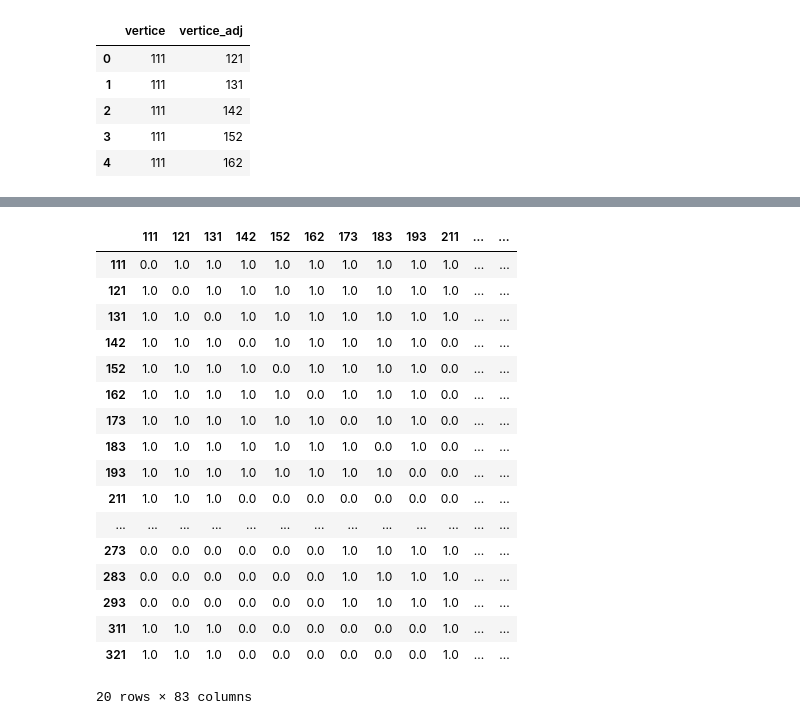
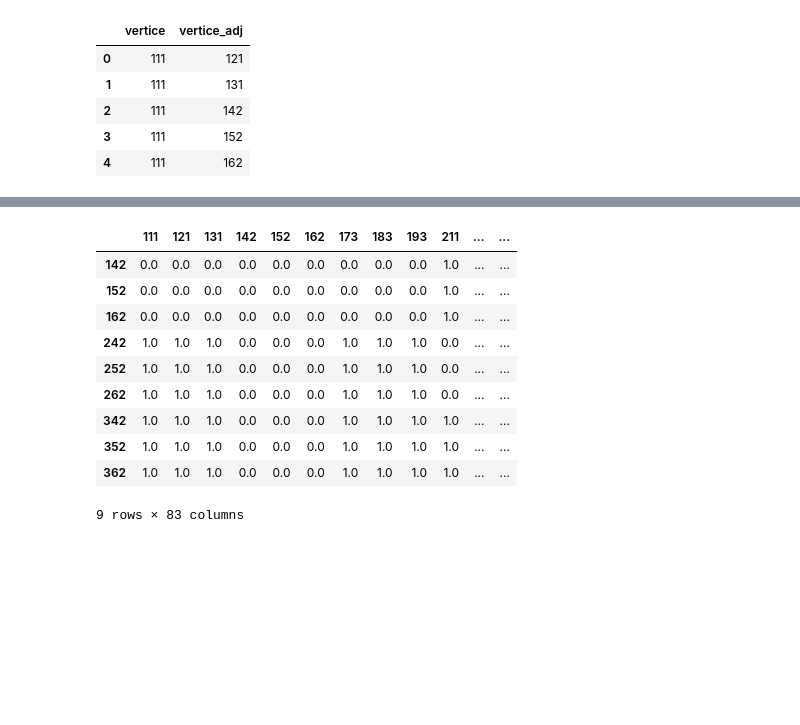
Before and after one commit to CarlosAraujo7/Sudoku-with-Machine-Learning, a Jupyter notebook: base.ipynb, the cells around one changed output, grey strips where cells are left out. Saved outputs shown, nothing was run; the diff lists cells and outputs as text; code cells hidden in the pictures; blank space fills up the shorter version.

```diff
--- a/base.ipynb
+++ b/base.ipynb
@@ -255,28 +337,19 @@ Length: 83, dtype: int64
 # %%
-X = df_matriz[['cor']].values
-
 kmeans = KMeans(n_clusters=9, init='k-means++', random_state=0).fit(df_matriz.values)
 
-# Adicione os rótulos de cluster ao DataFrame
-df_matriz['cluster'] = kmeans.labels_
+# Adicionando o resultado o kmeans
+df_matriz['kmeans'] = kmeans.labels_
-# %%
-df_matriz.head(20)
-# %% [output]
-|  | 111 | 121 | 131 | 142 | 152 | 162 | 173 | 183 | 193 | 211 | ... | ... |
-| 111 | 0.0 | 1.0 | 1.0 | 1.0 | 1.0 | 1.0 | 1.0 | 1.0 | 1.0 | 1.0 | ... | ... |
-| 121 | 1.0 | 0.0 | 1.0 | 1.0 | 1.0 | 1.0 | 1.0 | 1.0 | 1.0 | 1.0 | ... | ... |
-| 131 | 1.0 | 1.0 | 0.0 | 1.0 | 1.0 | 1.0 | 1.0 | 1.0 | 1.0 | 1.0 | ... | ... |
-| 142 | 1.0 | 1.0 | 1.0 | 0.0 | 1.0 | 1.0 | 1.0 | 1.0 | 1.0 | 0.0 | ... | ... |
-| 152 | 1.0 | 1.0 | 1.0 | 1.0 | 0.0 | 1.0 | 1.0 | 1.0 | 1.0 | 0.0 | ... | ... |
-| 162 | 1.0 | 1.0 | 1.0 | 1.0 | 1.0 | 0.0 | 1.0 | 1.0 | 1.0 | 0.0 | ... | ... |
-| 173 | 1.0 | 1.0 | 1.0 | 1.0 | 1.0 | 1.0 | 0.0 | 1.0 | 1.0 | 0.0 | ... | ... |
-| 183 | 1.0 | 1.0 | 1.0 | 1.0 | 1.0 | 1.0 | 1.0 | 0.0 | 1.0 | 0.0 | ... | ... |
-| 193 | 1.0 | 1.0 | 1.0 | 1.0 | 1.0 | 1.0 | 1.0 | 1.0 | 0.0 | 0.0 | ... | ... |
-| 211 | 1.0 | 1.0 | 1.0 | 0.0 | 0.0 | 0.0 | 0.0 | 0.0 | 0.0 | 0.0 | ... | ... |
-| ... | ... | ... | ... | ... | ... | ... | ... | ... | ... | ... | ... | ... |
-| 273 | 0.0 | 0.0 | 0.0 | 0.0 | 0.0 | 0.0 | 1.0 | 1.0 | 1.0 | 1.0 | ... | ... |
-| 283 | 0.0 | 0.0 | 0.0 | 0.0 | 0.0 | 0.0 | 1.0 | 1.0 | 1.0 | 1.0 | ... | ... |
-| 293 | 0.0 | 0.0 | 0.0 | 0.0 | 0.0 | 0.0 | 1.0 | 1.0 | 1.0 | 1.0 | ... | ... |
-| 311 | 1.0 | 1.0 | 1.0 | 0.0 | 0.0 | 0.0 | 0.0 | 0.0 | 0.0 | 1.0 | ... | ... |
-| 321 | 1.0 | 1.0 | 1.0 | 0.0 | 0.0 | 0.0 | 0.0 | 0.0 | 0.0 | 1.0 | ... | ... |
-20 rows × 83 columns
+# %%
+df_matriz[df_matriz["kmeans"] == 8]
+# %% [output]
+|  | 111 | 121 | 131 | 142 | 152 | 162 | 173 | 183 | 193 | 211 | ... | ... |
+| 142 | 0.0 | 0.0 | 0.0 | 0.0 | 0.0 | 0.0 | 0.0 | 0.0 | 0.0 | 1.0 | ... | ... |
+| 152 | 0.0 | 0.0 | 0.0 | 0.0 | 0.0 | 0.0 | 0.0 | 0.0 | 0.0 | 1.0 | ... | ... |
+| 162 | 0.0 | 0.0 | 0.0 | 0.0 | 0.0 | 0.0 | 0.0 | 0.0 | 0.0 | 1.0 | ... | ... |
+| 242 | 1.0 | 1.0 | 1.0 | 0.0 | 0.0 | 0.0 | 1.0 | 1.0 | 1.0 | 0.0 | ... | ... |
+| 252 | 1.0 | 1.0 | 1.0 | 0.0 | 0.0 | 0.0 | 1.0 | 1.0 | 1.0 | 0.0 | ... | ... |
+| 262 | 1.0 | 1.0 | 1.0 | 0.0 | 0.0 | 0.0 | 1.0 | 1.0 | 1.0 | 0.0 | ... | ... |
+| 342 | 1.0 | 1.0 | 1.0 | 0.0 | 0.0 | 0.0 | 1.0 | 1.0 | 1.0 | 1.0 | ... | ... |
+| 352 | 1.0 | 1.0 | 1.0 | 0.0 | 0.0 | 0.0 | 1.0 | 1.0 | 1.0 | 1.0 | ... | ... |
+| 362 | 1.0 | 1.0 | 1.0 | 0.0 | 0.0 | 0.0 | 1.0 | 1.0 | 1.0 | 1.0 | ... | ... |
+9 rows × 83 columns
```
Also changed, not shown: parts of 40 cells of this notebook.
